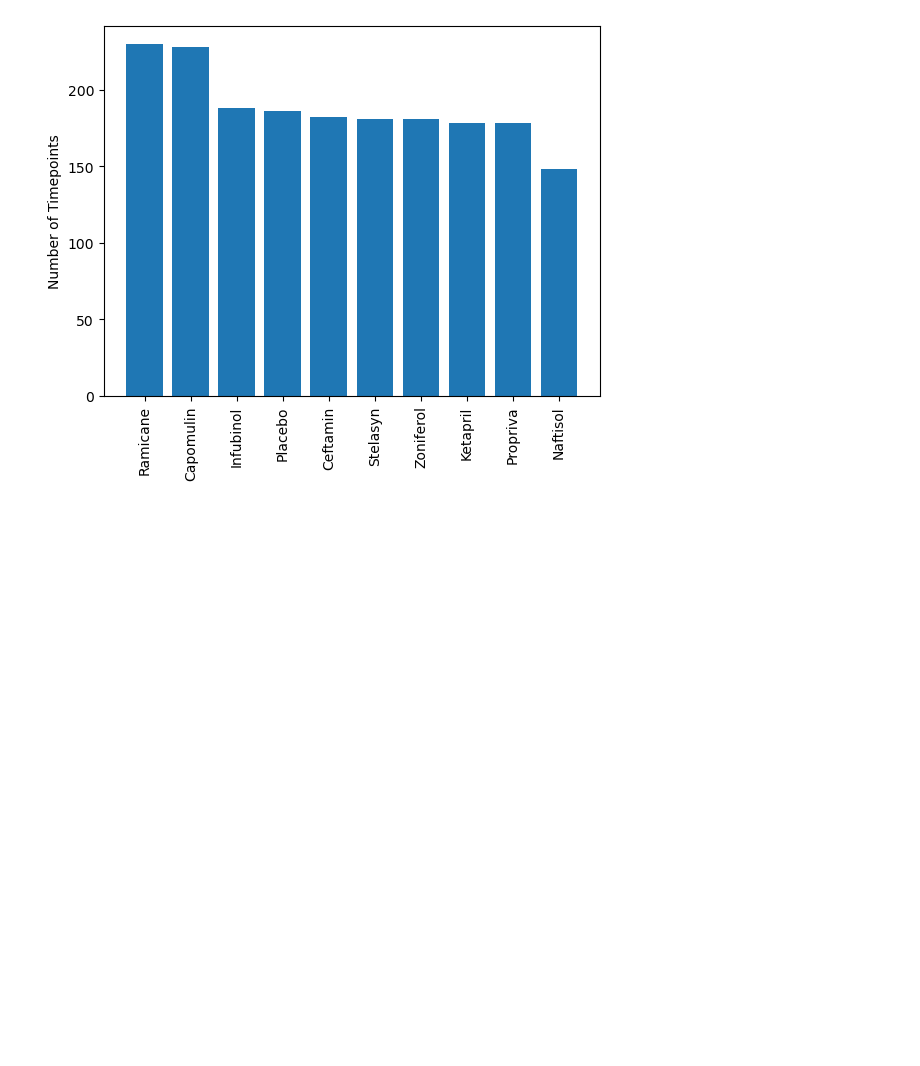
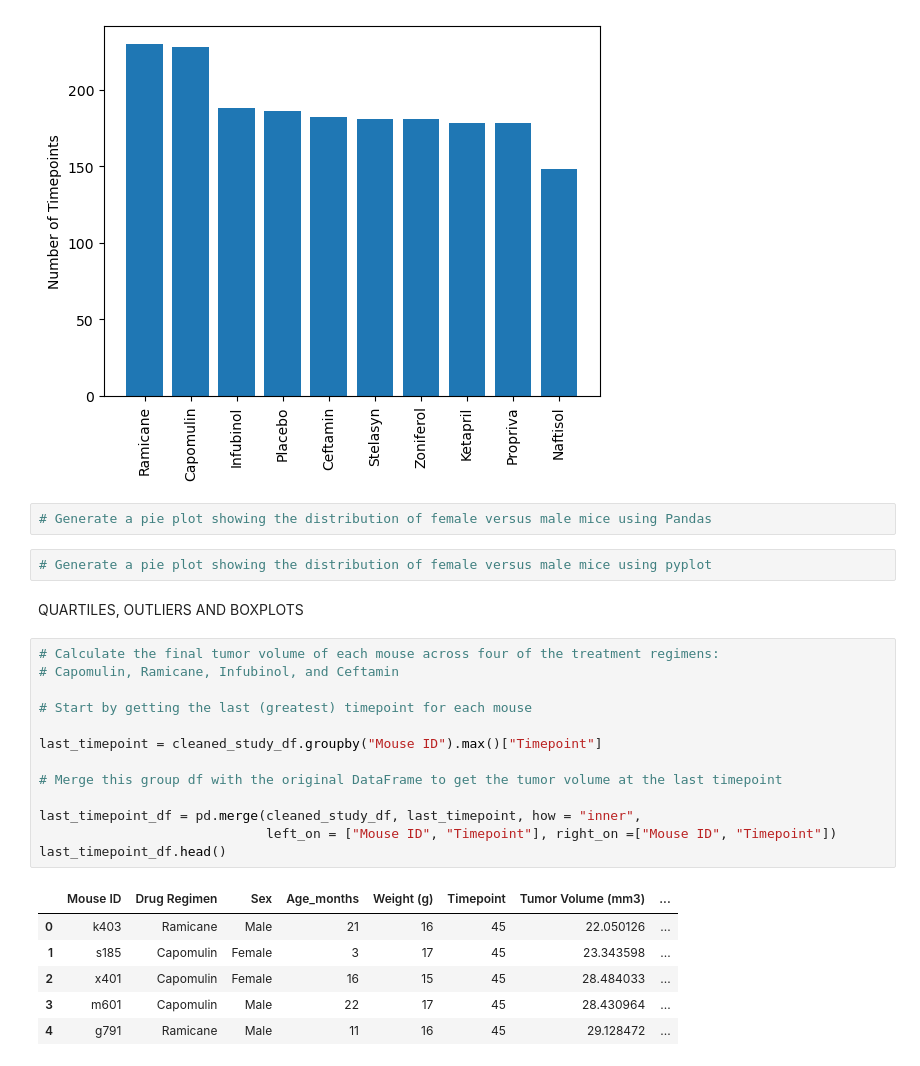
Before and after one commit to m-janssens-boop/Matplotlib_challenge, a Jupyter notebook: Pymaceuticals_analysis.ipynb, the cells around one changed output. Saved outputs shown, nothing was run; the diff lists cells and outputs as text; blank space fills up the shorter version.

```diff
--- a/Pymaceuticals_analysis.ipynb
+++ b/Pymaceuticals_analysis.ipynb
@@ -169,3 +169,29 @@ plt.xticks(rotation=90)
 plt.show()
 # %% [output]
 [figure]
+# %%
+# Generate a pie plot showing the distribution of female versus male mice using Pandas
+# %%
+# Generate a pie plot showing the distribution of female versus male mice using pyplot
+# %% [markdown]
+QUARTILES, OUTLIERS AND BOXPLOTS
+# %%
+# Calculate the final tumor volume of each mouse across four of the treatment regimens:
+# Capomulin, Ramicane, Infubinol, and Ceftamin
+
+# Start by getting the last (greatest) timepoint for each mouse
+
+last_timepoint = cleaned_study_df.groupby("Mouse ID").max()["Timepoint"]
+
+# Merge this group df with the original DataFrame to get the tumor volume at the last timepoint
+
+last_timepoint_df = pd.merge(cleaned_study_df, last_timepoint, how = "inner",
+                             left_on = ["Mouse ID", "Timepoint"], right_on =["Mouse ID", "Timepoint"])
+last_timepoint_df.head()
+# %% [output]
+|  | Mouse ID | Drug Regimen | Sex | Age_months | Weight (g) | Timepoint | Tumor Volume (mm3) | ... |
+| 0 | k403 | Ramicane | Male | 21 | 16 | 45 | 22.050126 | ... |
+| 1 | s185 | Capomulin | Female | 3 | 17 | 45 | 23.343598 | ... |
+| 2 | x401 | Capomulin | Female | 16 | 15 | 45 | 28.484033 | ... |
+| 3 | m601 | Capomulin | Male | 22 | 17 | 45 | 28.430964 | ... |
+| 4 | g791 | Ramicane | Male | 11 | 16 | 45 | 29.128472 | ... |
```
Also changed, not shown: parts of 1 cell of this notebook.
